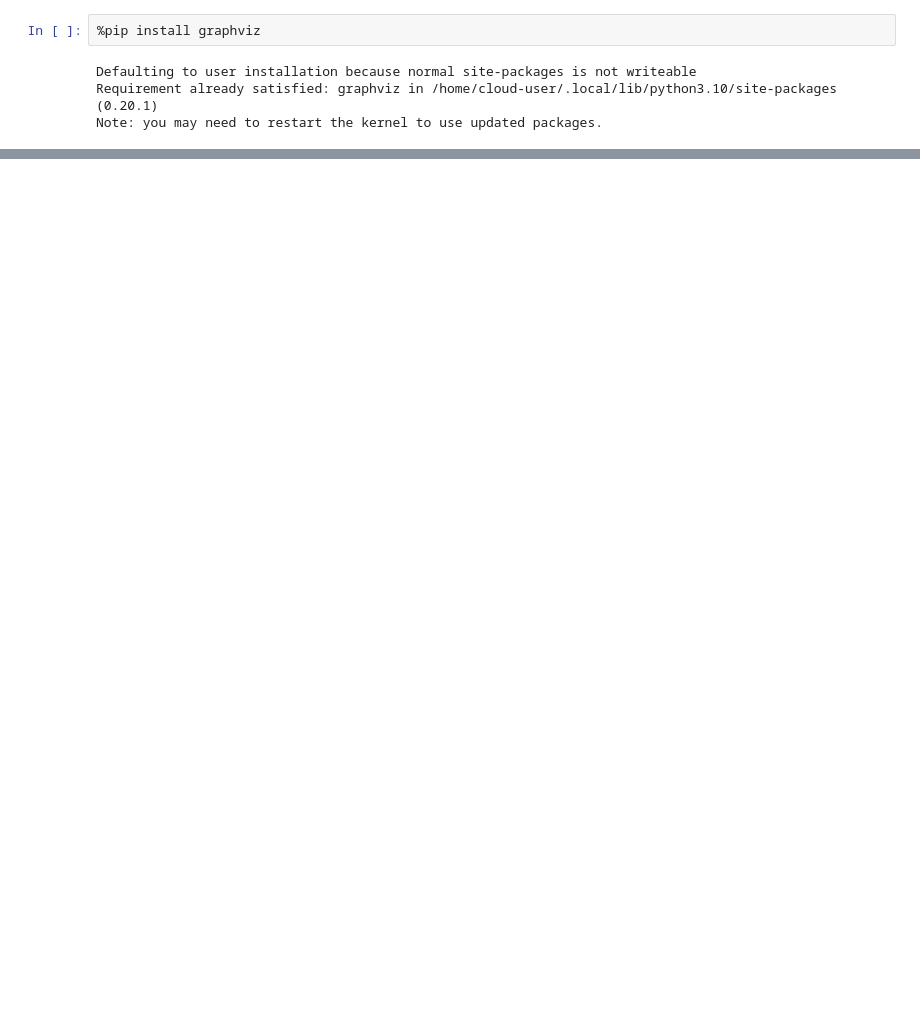
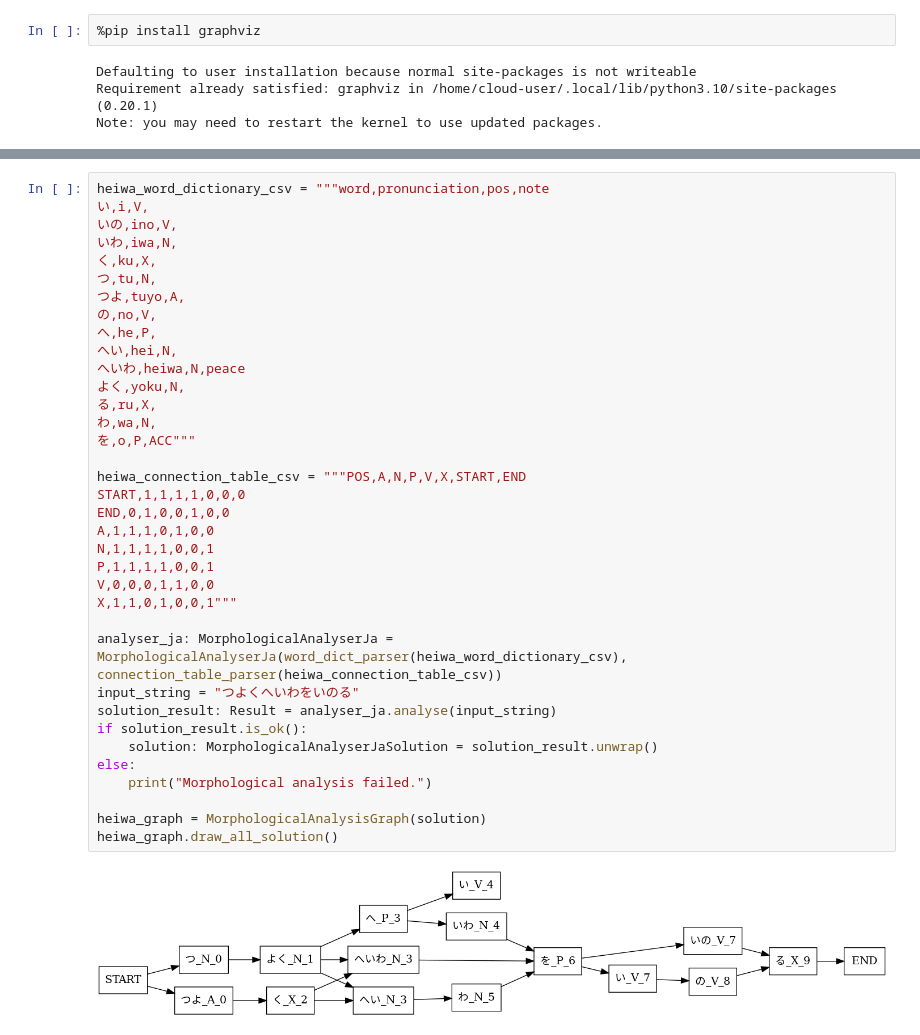
Before and after one commit to noxowl/I223-Natural-Language-Processing, a Jupyter notebook: py_morphological_anaylsis_ja.ipynb, the cells around one changed output, grey strips where cells are left out. Drawn from its saved outputs; the diff is of its cells as text; blank space fills up the shorter version.

```diff
--- a/py_morphological_anaylsis_ja.ipynb
+++ b/py_morphological_anaylsis_ja.ipynb
@@ -183,0 +290,38 @@ display(graph)
+# %%
+heiwa_word_dictionary_csv = """word,pronunciation,pos,note
+い,i,V,
+いの,ino,V,
+いわ,iwa,N,
+く,ku,X,
+つ,tu,N,
+つよ,tuyo,A,
+の,no,V,
+へ,he,P,
+へい,hei,N,
+へいわ,heiwa,N,peace
+よく,yoku,N,
+る,ru,X,
+わ,wa,N,
+を,o,P,ACC"""
+
+heiwa_connection_table_csv = """POS,A,N,P,V,X,START,END
+START,1,1,1,1,0,0,0
+END,0,1,0,0,1,0,0
+A,1,1,1,0,1,0,0
+N,1,1,1,1,0,0,1
+P,1,1,1,1,0,0,1
+V,0,0,0,1,1,0,0
+X,1,1,0,1,0,0,1"""
+
+analyser_ja: MorphologicalAnalyserJa = MorphologicalAnalyserJa(word_dict_parser(heiwa_word_dictionary_csv), connection_table_parser(heiwa_connection_table_csv))
+input_string = "つよくへいわをいのる"
+solution_result: Result = analyser_ja.analyse(input_string)
+if solution_result.is_ok():
+    solution: MorphologicalAnalyserJaSolution = solution_result.unwrap()
+else:
+    print("Morphological analysis failed.")
+
+heiwa_graph = MorphologicalAnalysisGraph(solution)
+heiwa_graph.draw_all_solution()
+# %% [output]
+[figure, added]
```
Also changed, not shown: parts of 8 cells of this notebook.
